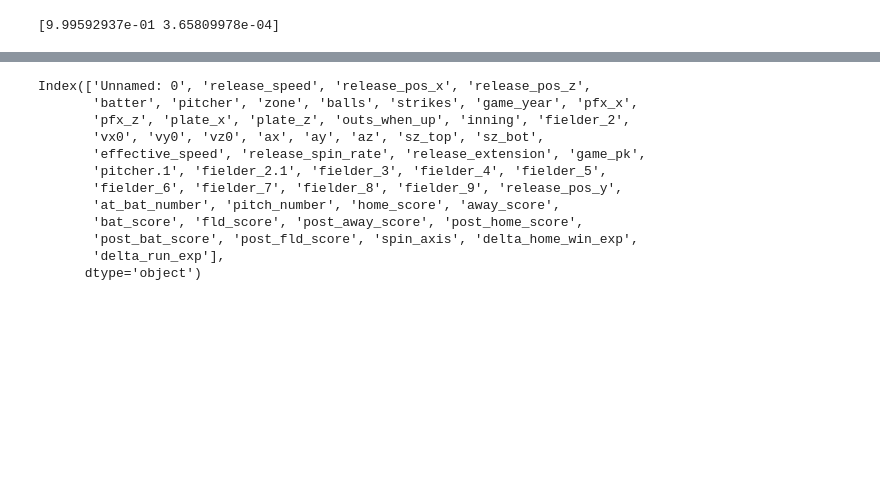
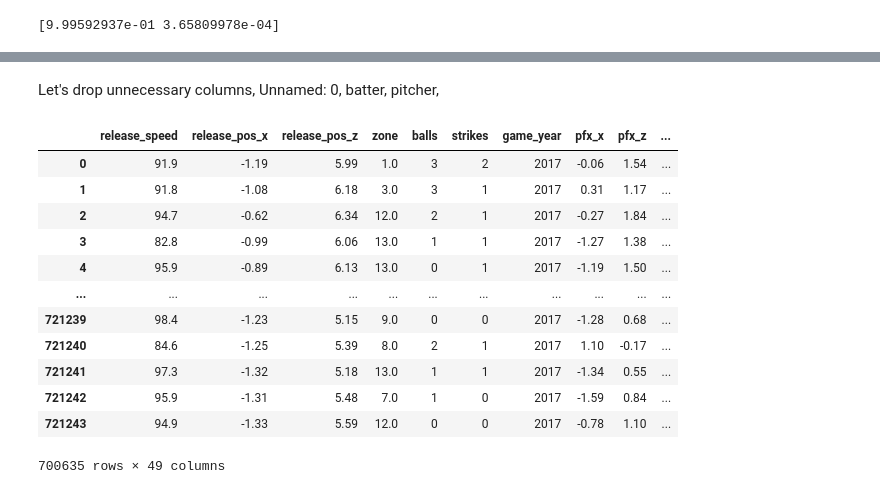
Before and after one commit to gihonglee/MLB_project, a Jupyter notebook: mlb-eda.ipynb, the cells around one changed output, grey strips where cells are left out. Drawn from its saved outputs; the diff is of its cells as text; code cells hidden in the pictures; blank space fills up the shorter version.

```diff
--- a/mlb-eda.ipynb
+++ b/mlb-eda.ipynb
@@ -112,15 +132,19 @@ X = X.dropna(thresh=X.shape[0]*0.6,how='all',axis=1)
+# %% [markdown]
+Let's drop unnecessary columns, Unnamed: 0, batter, pitcher,
 # %%
-X.drop(['Unnamed: 0','batter', 'pitcher'], axis = 1)
+X = X.drop(['Unnamed: 0','batter', 'pitcher'], axis = 1)
+X
 # %% [output]
+|  | release_speed | release_pos_x | release_pos_z | zone | balls | strikes | game_year | pfx_x | pfx_z | ... |
+| 0 | 91.9 | -1.19 | 5.99 | 1.0 | 3 | 2 | 2017 | -0.06 | 1.54 | ... |
+| 1 | 91.8 | -1.08 | 6.18 | 3.0 | 3 | 1 | 2017 | 0.31 | 1.17 | ... |
+| 2 | 94.7 | -0.62 | 6.34 | 12.0 | 2 | 1 | 2017 | -0.27 | 1.84 | ... |
+| 3 | 82.8 | -0.99 | 6.06 | 13.0 | 1 | 1 | 2017 | -1.27 | 1.38 | ... |
+| 4 | 95.9 | -0.89 | 6.13 | 13.0 | 0 | 1 | 2017 | -1.19 | 1.50 | ... |
+| ... | ... | ... | ... | ... | ... | ... | ... | ... | ... | ... |
+| 721239 | 98.4 | -1.23 | 5.15 | 9.0 | 0 | 0 | 2017 | -1.28 | 0.68 | ... |
+| 721240 | 84.6 | -1.25 | 5.39 | 8.0 | 2 | 1 | 2017 | 1.10 | -0.17 | ... |
+| 721241 | 97.3 | -1.32 | 5.18 | 13.0 | 1 | 1 | 2017 | -1.34 | 0.55 | ... |
+| 721242 | 95.9 | -1.31 | 5.48 | 7.0 | 1 | 0 | 2017 | -1.59 | 0.84 | ... |
+| 721243 | 94.9 | -1.33 | 5.59 | 12.0 | 0 | 0 | 2017 | -0.78 | 1.10 | ... |
-Index(['Unnamed: 0', 'release_speed', 'release_pos_x', 'release_pos_z',
-       'batter', 'pitcher', 'zone', 'balls', 'strikes', 'game_year', 'pfx_x',
-       'pfx_z', 'plate_x', 'plate_z', 'outs_when_up', 'inning', 'fielder_2',
-       'vx0', 'vy0', 'vz0', 'ax', 'ay', 'az', 'sz_top', 'sz_bot',
-       'effective_speed', 'release_spin_rate', 'release_extension', 'game_pk',
-       'pitcher.1', 'fielder_2.1', 'fielder_3', 'fielder_4', 'fielder_5',
-       'fielder_6', 'fielder_7', 'fielder_8', 'fielder_9', 'release_pos_y',
-       'at_bat_number', 'pitch_number', 'home_score', 'away_score',
-       'bat_score', 'fld_score', 'post_away_score', 'post_home_score',
-       'post_bat_score', 'post_fld_score', 'spin_axis', 'delta_home_win_exp',
-       'delta_run_exp'],
-      dtype='object')
+700635 rows × 49 columns
```
Also changed, not shown: parts of 11 cells of this notebook.
